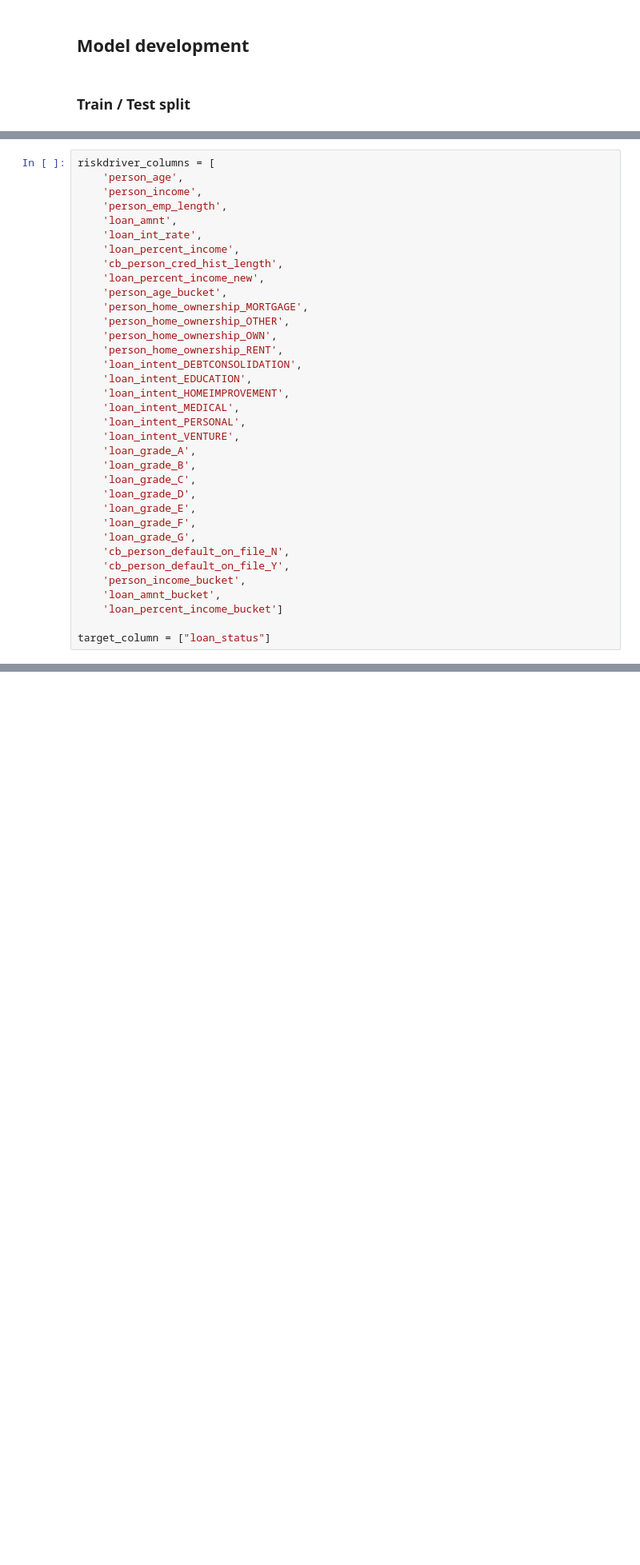
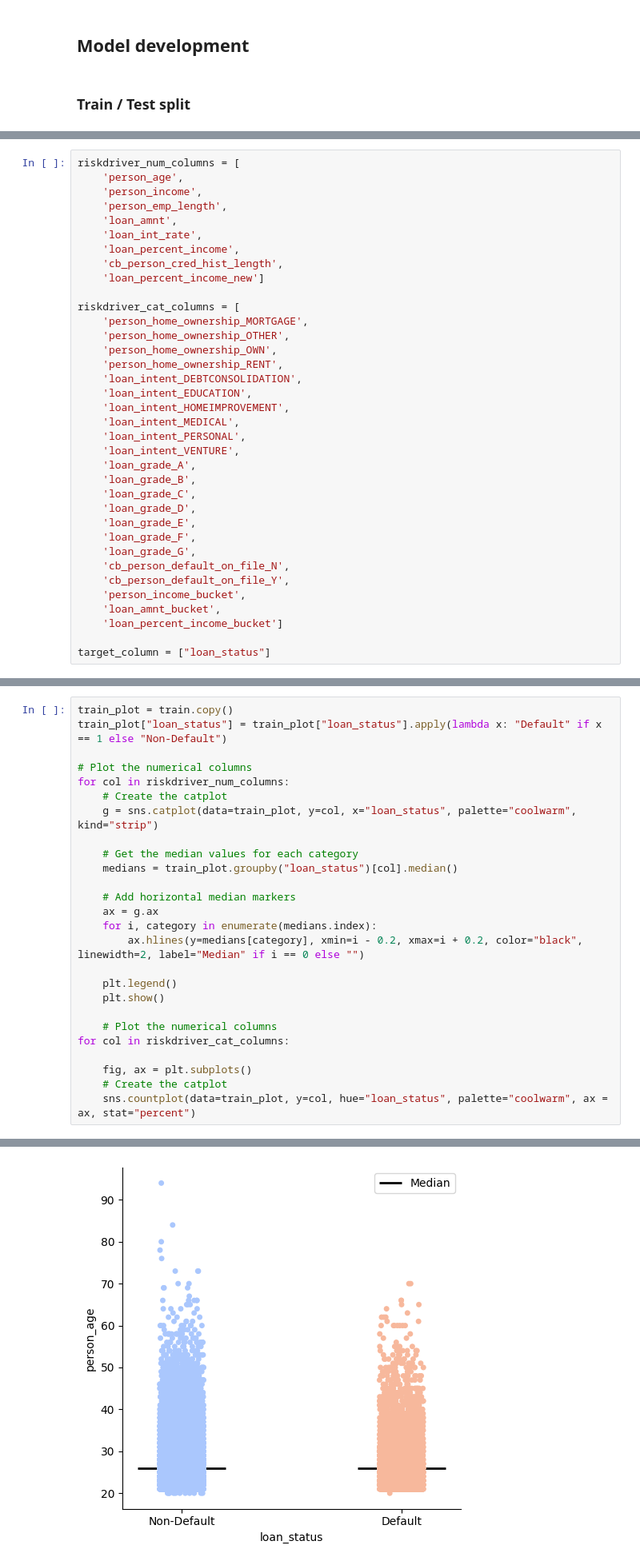
Before and after one commit to shemkatz/credit_risk, a Jupyter notebook: notebook.ipynb, the cells around one changed output, grey strips where cells are left out. Shown at 80% size. Saved outputs shown, nothing was run; the diff lists cells and outputs as text; blank space fills up the shorter version.

```diff
--- a/notebook.ipynb
+++ b/notebook.ipynb
@@ -555,5 +540,5 @@ Random state 1667332 has abs difference of 0.0003. Search complete.
 # %%
-riskdriver_columns = [
+riskdriver_num_columns = [
     'person_age',
     'person_income',
     'person_emp_length',
@@ -561,8 +546,9 @@ riskdriver_columns = [
     'loan_int_rate',
     'loan_percent_income',
     'cb_person_cred_hist_length',
-    'loan_percent_income_new',
-    'person_age_bucket',
+    'loan_percent_income_new']
+
+riskdriver_cat_columns = [
     'person_home_ownership_MORTGAGE',
     'person_home_ownership_OTHER',
     'person_home_ownership_OWN',
@@ -593,0 +580,27 @@ Random state 4199081 has abs difference of 0.0005. Search complete.
+# %%
+train_plot = train.copy()
+train_plot["loan_status"] = train_plot["loan_status"].apply(lambda x: "Default" if x == 1 else "Non-Default")
+
+# Plot the numerical columns
+for col in riskdriver_num_columns:
+    # Create the catplot
+    g = sns.catplot(data=train_plot, y=col, x="loan_status", palette="coolwarm", kind="strip")
+
+    # Get the median values for each category
+    medians = train_plot.groupby("loan_status")[col].median()
+
+    # Add horizontal median markers
+    ax = g.ax
+    for i, category in enumerate(medians.index):
+        ax.hlines(y=medians[category], xmin=i - 0.2, xmax=i + 0.2, color="black", linewidth=2, label="Median" if i == 0 else "")
+
+    plt.legend()
+    plt.show()
+
+    # Plot the numerical columns
+for col in riskdriver_cat_columns:
+
+    fig, ax = plt.subplots()
+    # Create the catplot
+    sns.countplot(data=train_plot, y=col, hue="loan_status", palette="coolwarm", ax = ax, stat="percent")
+# %% [output]
@@ -593,0 +610 @@ Random state 4199081 has abs difference of 0.0005. Search complete.
+[figure, added]
```
Also changed, not shown: parts of 22 cells of this notebook.
